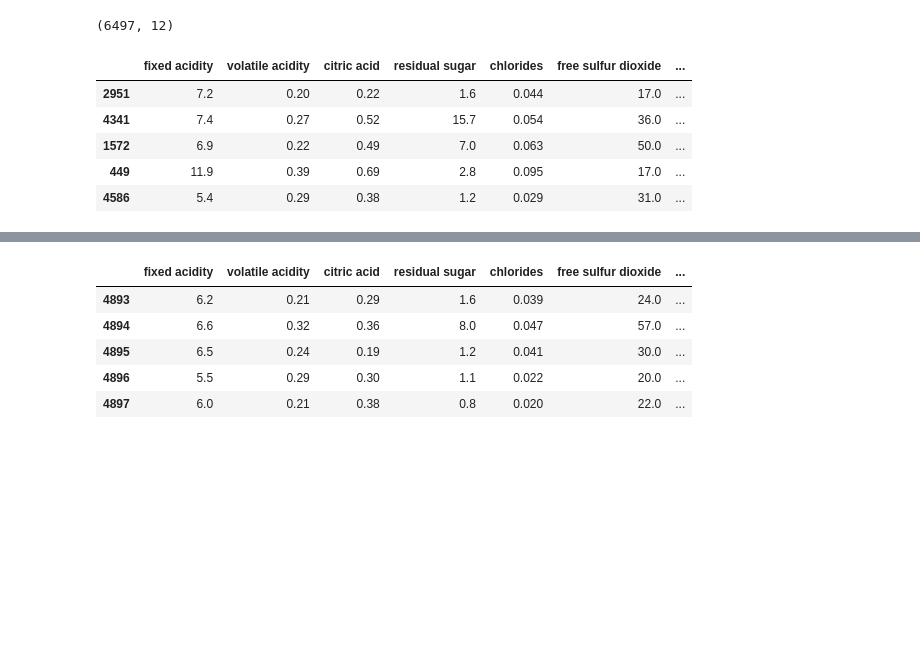
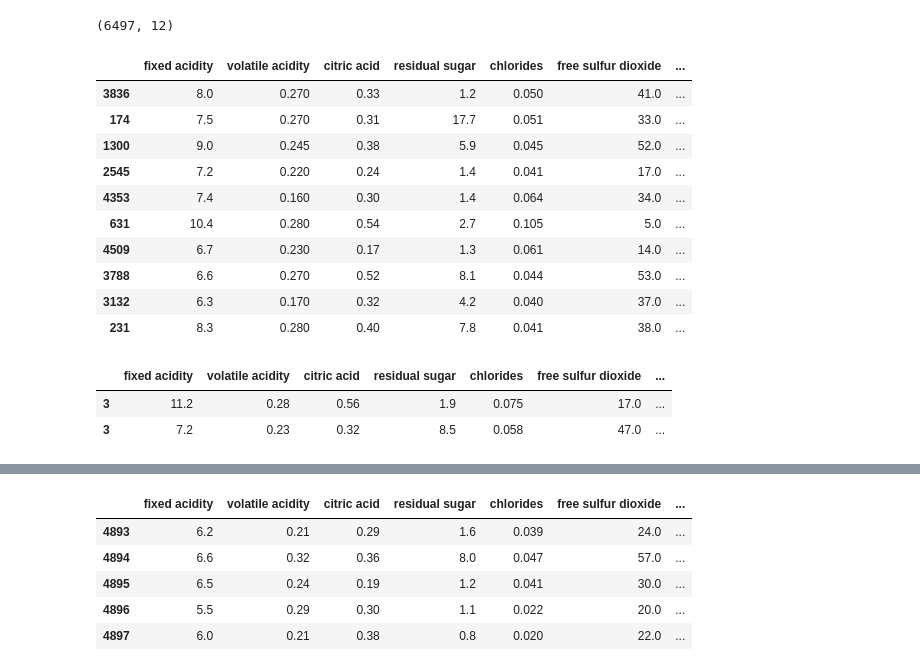
Before and after one commit to IvTole/python-pandas-taller, a Jupyter notebook: T7-Pandas-Concatenacion/T7 - Concatenación de Datos.ipynb, the cells around one changed output, grey strips where cells are left out. Cells and saved outputs as stored; diff of their text form; code cells hidden in the pictures; blank space fills up the shorter version.

```diff
--- a/T7-Pandas-Concatenacion/T7 - Concatenación de Datos.ipynb
+++ b/T7-Pandas-Concatenacion/T7 - Concatenación de Datos.ipynb
@@ -75,14 +74,25 @@ wine_data.shape
 (6497, 12)
 # %%
 #nos fijamos que la concatenacion sea correcta
-wine_data.sample(n=5) # vemos que primero están los datos del vino tinto
+wine_data.sample(n=10) # vemos que primero están los datos del vino tinto
 # %% [output]
 |  | fixed acidity | volatile acidity | citric acid | residual sugar | chlorides | free sulfur dioxide | ... |
-| 2951 | 7.2 | 0.20 | 0.22 | 1.6 | 0.044 | 17.0 | ... |
-| 4341 | 7.4 | 0.27 | 0.52 | 15.7 | 0.054 | 36.0 | ... |
-| 1572 | 6.9 | 0.22 | 0.49 | 7.0 | 0.063 | 50.0 | ... |
-| 449 | 11.9 | 0.39 | 0.69 | 2.8 | 0.095 | 17.0 | ... |
-| 4586 | 5.4 | 0.29 | 0.38 | 1.2 | 0.029 | 31.0 | ... |
+| 3836 | 8.0 | 0.270 | 0.33 | 1.2 | 0.050 | 41.0 | ... |
+| 174 | 7.5 | 0.270 | 0.31 | 17.7 | 0.051 | 33.0 | ... |
+| 1300 | 9.0 | 0.245 | 0.38 | 5.9 | 0.045 | 52.0 | ... |
+| 2545 | 7.2 | 0.220 | 0.24 | 1.4 | 0.041 | 17.0 | ... |
+| 4353 | 7.4 | 0.160 | 0.30 | 1.4 | 0.064 | 34.0 | ... |
+| 631 | 10.4 | 0.280 | 0.54 | 2.7 | 0.105 | 5.0 | ... |
+| 4509 | 6.7 | 0.230 | 0.17 | 1.3 | 0.061 | 14.0 | ... |
+| 3788 | 6.6 | 0.270 | 0.52 | 8.1 | 0.044 | 53.0 | ... |
+| 3132 | 6.3 | 0.170 | 0.32 | 4.2 | 0.040 | 37.0 | ... |
+| 231 | 8.3 | 0.280 | 0.40 | 7.8 | 0.041 | 38.0 | ... |
+# %%
+wine_data.loc[3]
+# %% [output]
+|  | fixed acidity | volatile acidity | citric acid | residual sugar | chlorides | free sulfur dioxide | ... |
+| 3 | 11.2 | 0.28 | 0.56 | 1.9 | 0.075 | 17.0 | ... |
+| 3 | 7.2 | 0.23 | 0.32 | 8.5 | 0.058 | 47.0 | ... |
 # %%
 #string1 = "Hello!!!???ß"
 #string1.strip('?!ß')
```
Also changed, not shown: parts of 11 cells of this notebook.
